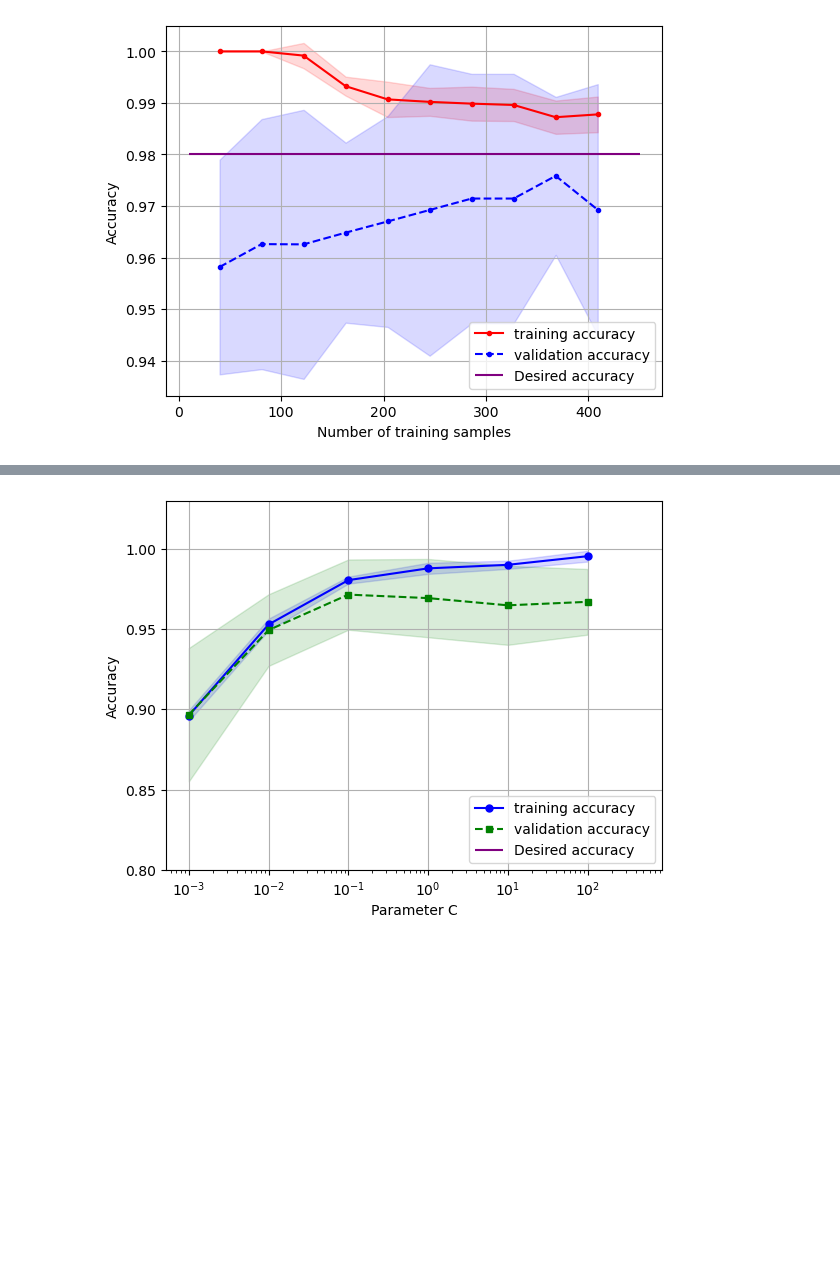
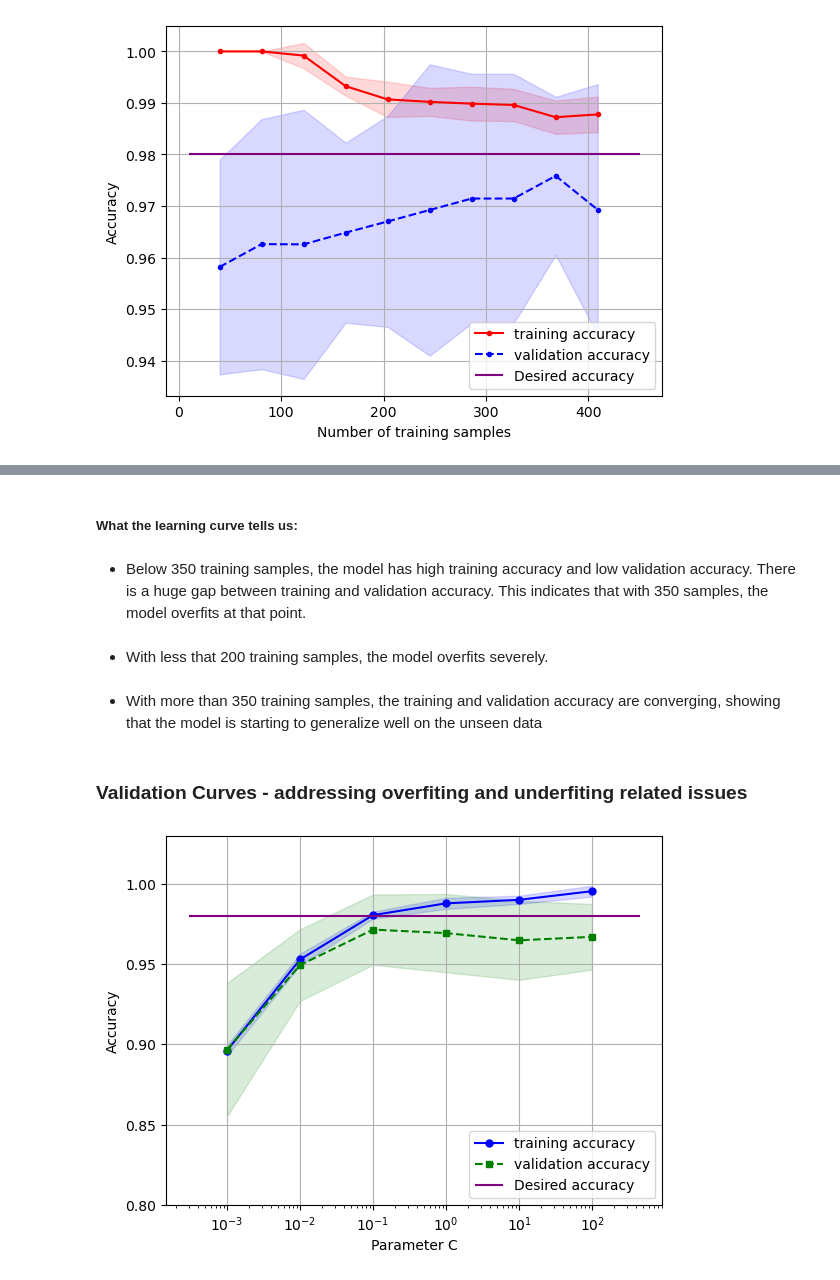
Before and after one commit to FRANKSADWAR/Brazil_Ecommerce, a Jupyter notebook: Supervised Learning Premier.ipynb, the cells around one changed output, grey strips where cells are left out. Drawn from its saved outputs; the diff is of its cells as text; code cells hidden in the pictures; blank space fills up the shorter version.

Commit message:
plotting validation curves

```diff
--- a/Supervised Learning Premier.ipynb
+++ b/Supervised Learning Premier.ipynb
@@ -552,28 +542,38 @@ plt.show()
+# %% [markdown]
+##### What the learning curve tells us:
+# %% [markdown]
+- Below 350 training samples, the model has high training accuracy and low validation accuracy. There is a huge gap between training and validation accuracy. This indicates that with 350 samples, the model overfits at that point.
+# %% [markdown]
+- With less that 200 training samples, the model overfits severely.
+# %% [markdown]
+- With more than 350 training samples, the training and validation accuracy are converging, showing that the model is starting to generalize well on the unseen data
+# %% [markdown]
+### Validation Curves - addressing overfiting and underfiting related issues
 # %%
 from sklearn.model_selection import validation_curve
 
 param_range = [0.001, 0.01, 0.1, 1.0, 10.0, 100.0]
 train_scores, test_scores = validation_curve(estimator = pipe_lr,
                                             X = X_train,
                                             y = y_train,
                                             param_name = 'logisticregression__C',
                                             param_range = param_range,
                                             cv = 10)
 train_mean = np.mean(train_scores, axis =1)
 train_std = np.std(train_scores, axis =1)
 test_mean = np.mean(test_scores, axis =1)
 test_std = np.std(test_scores, axis =1)
 plt.plot(param_range, train_mean, color = 'blue', marker = 'o', markersize =5, label='training accuracy')
 plt.fill_between(param_range, train_mean + train_std, train_mean - train_std, alpha = 0.15, color = 'blue')
 plt.plot(param_range, test_mean, color = 'green', linestyle ='--', marker='s', markersize=5, label='validation accuracy')
 plt.fill_between(param_range, test_mean + test_std, test_mean - test_std, alpha = 0.15, color ='green')
-plt.hlines(y=0.003, xmin = 10, xmax=450, linestyles = 'solid', color ='purple', label = 'Desired accuracy')
+plt.hlines(y=0.98, xmin = 0.0003, xmax=450, linestyles = 'solid', color ='purple', label = 'Desired accuracy')
 plt.grid()
 plt.xscale('log')
 plt.legend(loc='lower right')
 plt.xlabel('Parameter C')
 plt.ylabel('Accuracy')
 plt.ylim([0.8, 1.03])
 plt.show()
 # %% [output]
-[figure, old version]
+[figure, new version]
```
Also changed, not shown: parts of 37 cells of this notebook.
